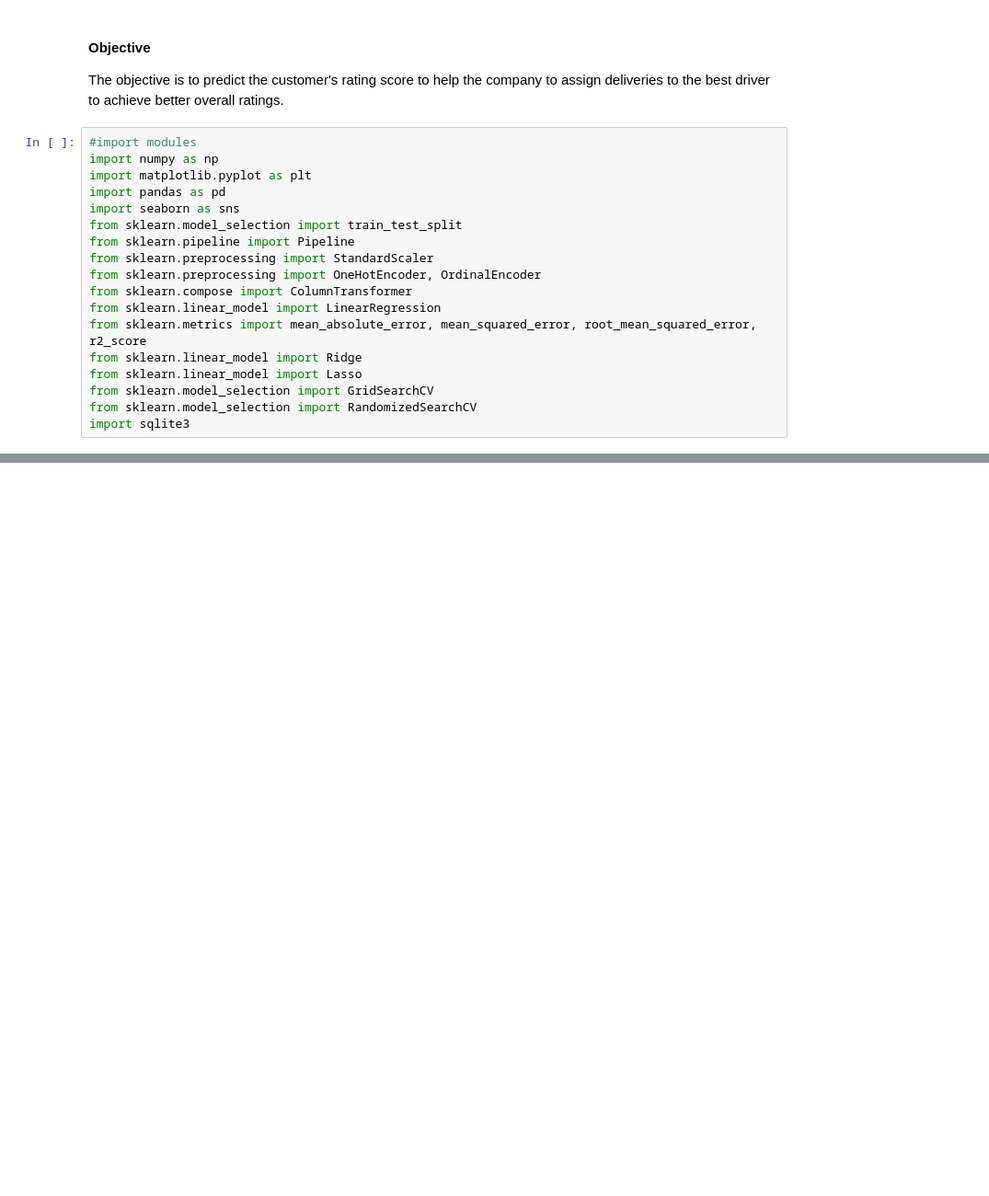
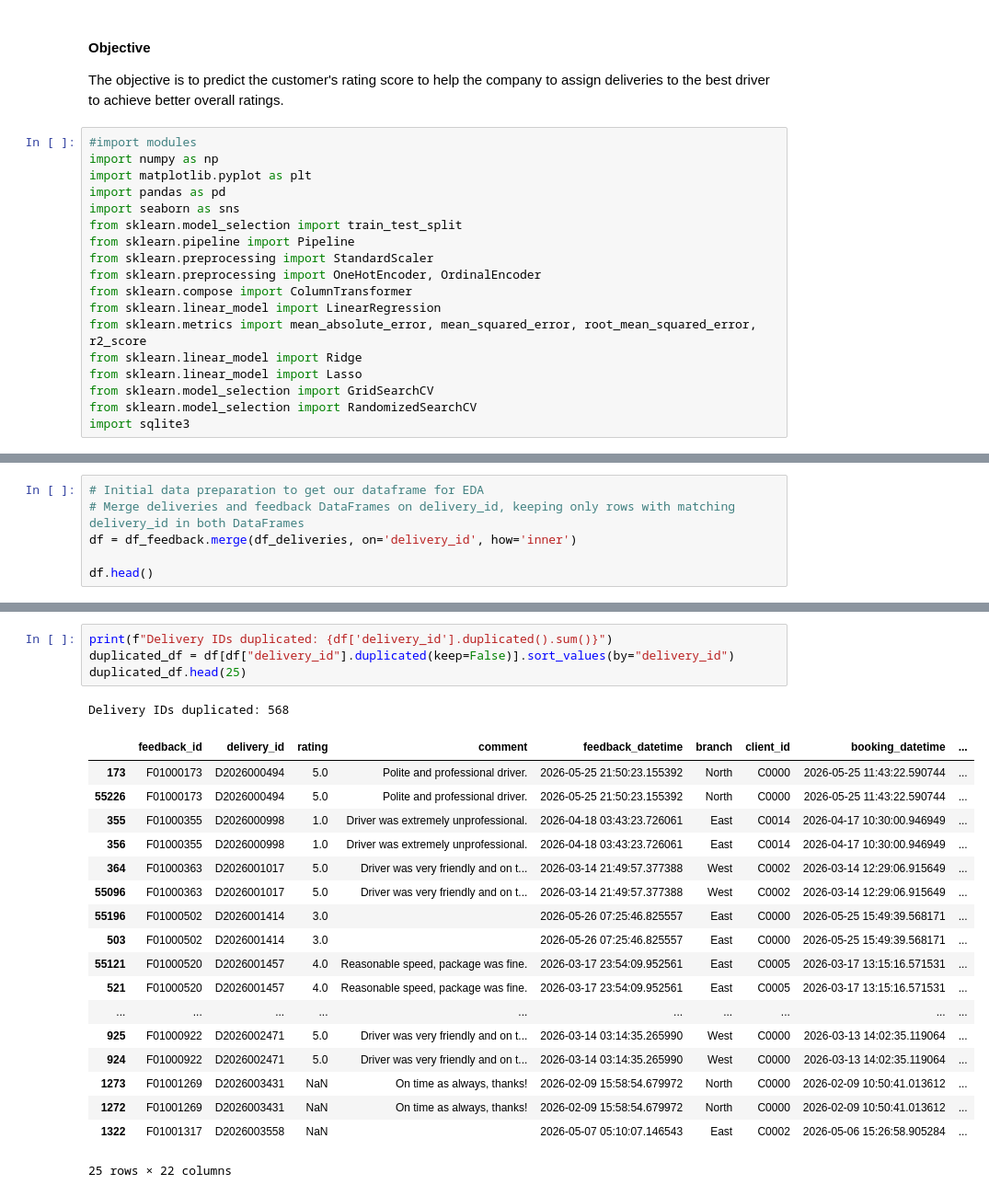
Before and after one commit to weirenong/aiap24-submission, a Jupyter notebook: eda.ipynb, the cells around one changed output, grey strips where cells are left out. Shown at 92% size. Drawn from its saved outputs; the diff is of its cells as text; blank space fills up the shorter version.

Commit message:
Updating eda.ipynb with data cleaning section. Documenting AI usage in prompt_chat_history.md.

```diff
--- a/eda.ipynb
+++ b/eda.ipynb
@@ -58,0 +61,6 @@ DataFrame shape: (150750, 18)
+# %%
+# Initial data preparation to get our dataframe for EDA
+# Merge deliveries and feedback DataFrames on delivery_id, keeping only rows with matching delivery_id in both DataFrames
+df = df_feedback.merge(df_deliveries, on='delivery_id', how='inner')
+
+df.head()
@@ -58,0 +131,24 @@ DataFrame shape: (150750, 18)
+# %%
+print(f"Delivery IDs duplicated: {df['delivery_id'].duplicated().sum()}")
+duplicated_df = df[df["delivery_id"].duplicated(keep=False)].sort_values(by="delivery_id")
+duplicated_df.head(25)
+# %% [output]
+Delivery IDs duplicated: 568
+|  | feedback_id | delivery_id | rating | comment | feedback_datetime | branch | client_id | booking_datetime | ... |
+| 173 | F01000173 | D2026000494 | 5.0 | Polite and professional driver. | 2026-05-25 21:50:23.155392 | North | C0000 | 2026-05-25 11:43:22.590744 | ... |
+| 55226 | F01000173 | D2026000494 | 5.0 | Polite and professional driver. | 2026-05-25 21:50:23.155392 | North | C0000 | 2026-05-25 11:43:22.590744 | ... |
+| 355 | F01000355 | D2026000998 | 1.0 | Driver was extremely unprofessional. | 2026-04-18 03:43:23.726061 | East | C0014 | 2026-04-17 10:30:00.946949 | ... |
+| 356 | F01000355 | D2026000998 | 1.0 | Driver was extremely unprofessional. | 2026-04-18 03:43:23.726061 | East | C0014 | 2026-04-17 10:30:00.946949 | ... |
+| 364 | F01000363 | D2026001017 | 5.0 | Driver was very friendly and on t... | 2026-03-14 21:49:57.377388 | West | C0002 | 2026-03-14 12:29:06.915649 | ... |
+| 55096 | F01000363 | D2026001017 | 5.0 | Driver was very friendly and on t... | 2026-03-14 21:49:57.377388 | West | C0002 | 2026-03-14 12:29:06.915649 | ... |
+| 55196 | F01000502 | D2026001414 | 3.0 |  | 2026-05-26 07:25:46.825557 | East | C0000 | 2026-05-25 15:49:39.568171 | ... |
+| 503 | F01000502 | D2026001414 | 3.0 |  | 2026-05-26 07:25:46.825557 | East | C0000 | 2026-05-25 15:49:39.568171 | ... |
+| 55121 | F01000520 | D2026001457 | 4.0 | Reasonable speed, package was fine. | 2026-03-17 23:54:09.952561 | East | C0005 | 2026-03-17 13:15:16.571531 | ... |
+| 521 | F01000520 | D2026001457 | 4.0 | Reasonable speed, package was fine. | 2026-03-17 23:54:09.952561 | East | C0005 | 2026-03-17 13:15:16.571531 | ... |
+| ... | ... | ... | ... | ... | ... | ... | ... | ... | ... |
+| 925 | F01000922 | D2026002471 | 5.0 | Driver was very friendly and on t... | 2026-03-14 03:14:35.265990 | West | C0000 | 2026-03-13 14:02:35.119064 | ... |
+| 924 | F01000922 | D2026002471 | 5.0 | Driver was very friendly and on t... | 2026-03-14 03:14:35.265990 | West | C0000 | 2026-03-13 14:02:35.119064 | ... |
+| 1273 | F01001269 | D2026003431 | NaN | On time as always, thanks! | 2026-02-09 15:58:54.679972 | North | C0000 | 2026-02-09 10:50:41.013612 | ... |
+| 1272 | F01001269 | D2026003431 | NaN | On time as always, thanks! | 2026-02-09 15:58:54.679972 | North | C0000 | 2026-02-09 10:50:41.013612 | ... |
+| 1322 | F01001317 | D2026003558 | NaN |  | 2026-05-07 05:10:07.146543 | East | C0002 | 2026-05-06 15:26:58.905284 | ... |
+25 rows × 22 columns
```
Also changed, not shown: parts of 13 cells of this notebook, 1 other file.
